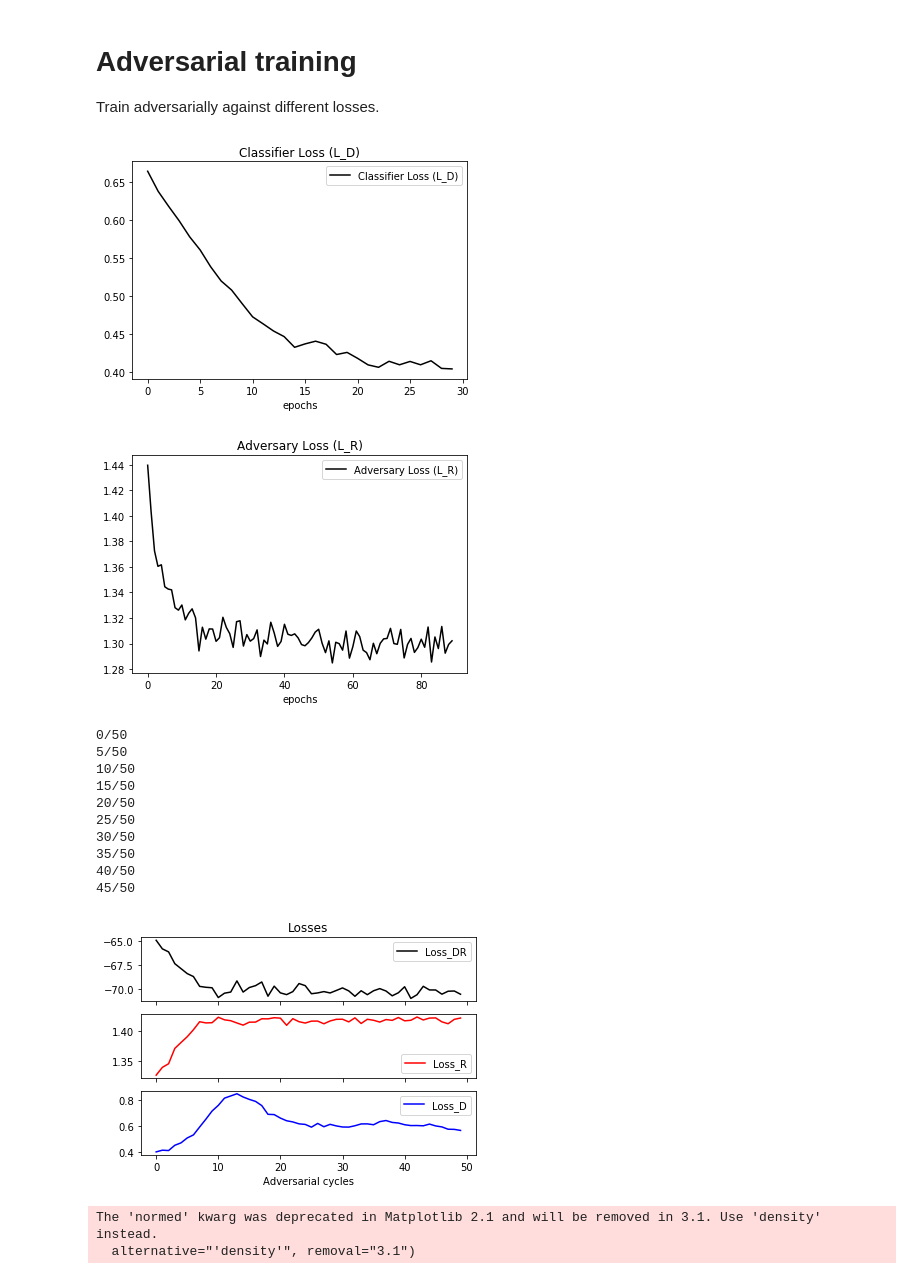
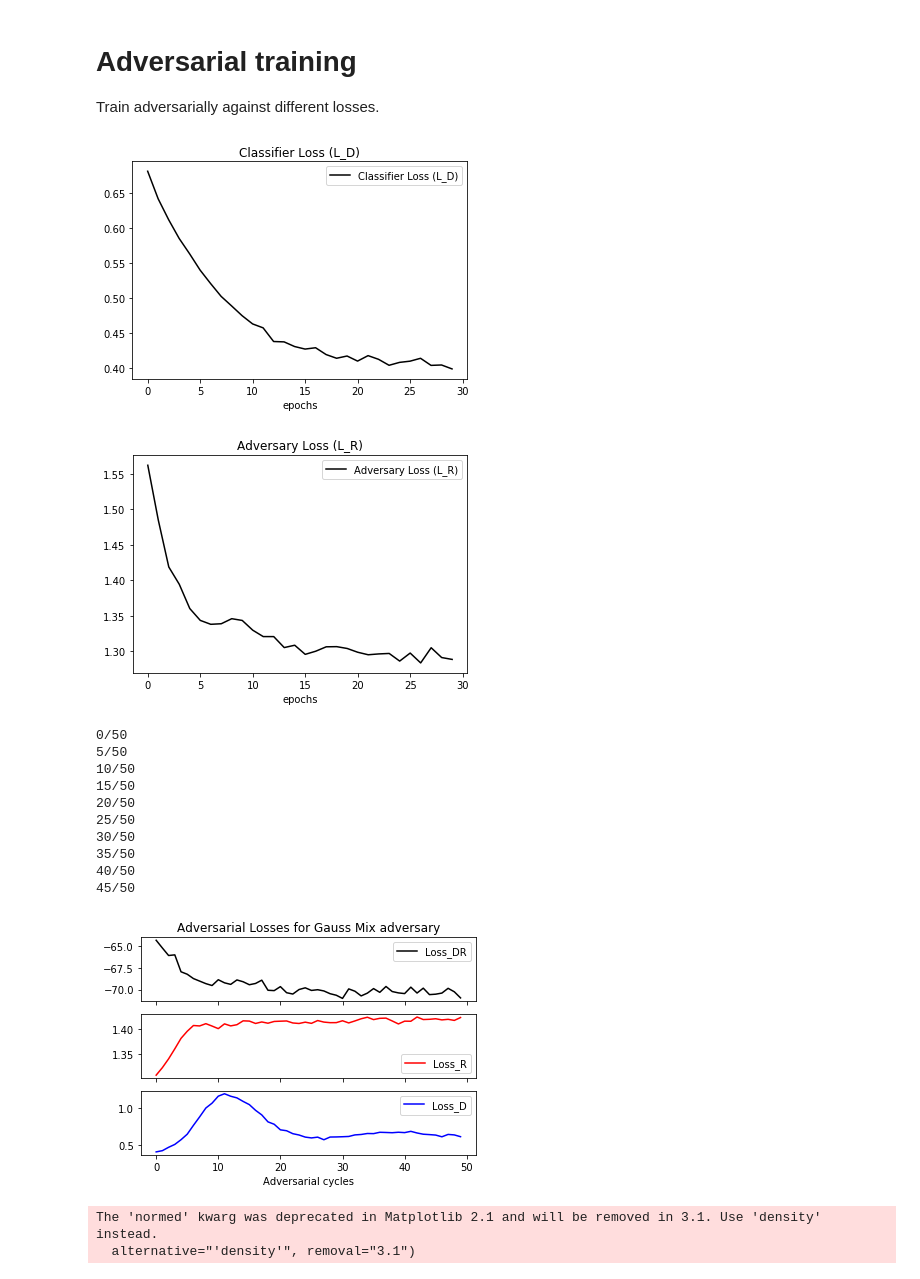
Before and after one commit to mzgubic/FairML, a Jupyter notebook: notebooks/LearningToPivotToy.ipynb, the cells around one changed output. Drawn from its saved outputs; the diff is of its cells as text; code cells hidden in the pictures.

Commit message:
move training functions in actions module

```diff
--- a/notebooks/LearningToPivotToy.ipynb
+++ b/notebooks/LearningToPivotToy.ipynb
@@ -104,15 +42,16 @@ name = 'name'+str(ctr)
 x_in = tf.placeholder(tf.float32, shape=[n_samples, 2], name='X1_X2')
 y_in = tf.placeholder(tf.float32, shape=[n_samples, ], name='Y')
 z_in = tf.placeholder(tf.float32, shape=[n_samples, ], name='Z')
+inputs = [x_in, y_in, z_in]
 
 # create the classifier graph, loss, and optimisation
-clf_output, vars_D = classifier(x_in, name)
-loss_D = classifier_loss(clf_output, y_in)
+clf_output, vars_D = models.classifier(x_in, name)
+loss_D = models.classifier_loss(clf_output, y_in)
 opt_D = tf.train.AdamOptimizer(learning_rate=0.01).minimize(loss_D, var_list=vars_D)
 
 # train the classifier
 sess.run(tf.global_variables_initializer())
-train(sess, opt_D, loss_D, x_in, y_in, z_in, generate.generate_toys, n_samples, n_epochs, 'Classifier Loss (L_D)')
+actions.train(sess, opt_D, loss_D, inputs, generate.generate_toys, n_samples, n_epochs, 'Classifier Loss (L_D)')
 
 # plot the performance of the classifier
 plotting.plot_classifier_performance(x_in, y_in, clf_output, generate.generate_toys, sess)
@@ -167,71 +67,53 @@ def loss_adversary_pdf(z_in, adv_output):
 # %%
 n_samples = 10000
 n_epochs = 30
-n_adv_epochs = 50
+n_adv_cycles = 50
 n_components = 5
+n_clf = 1
+n_adv = 5
 lam = 50
 ctr+=1
 name = 'name'+str(ctr)
 
 # input placeholders
 x_in = tf.placeholder(tf.float32, shape=[n_samples, 2], name='X12')
 y_in = tf.placeholder(tf.float32, shape=[n_samples, ], name='Y')
 z_in = tf.placeholder(tf.float32, shape=[n_samples, ], name='Z')
+inputs = [x_in, y_in, z_in]
 
 # create the classifier graph, loss, and optimisation
-clf_output, vars_D = classifier(x_in, name+'_clf')
-loss_D = classifier_loss(clf_output, y_in)
+clf_output, vars_D = models.classifier(x_in, name+'_clf')
+loss_D = models.classifier_loss(clf_output, y_in)
 opt_D = tf.train.AdamOptimizer(learning_rate=0.01).minimize(loss_D, var_list=vars_D)
 
 # create the adversary graph, loss, and optimisation
-adv_output, vars_R = adversary_pdf(clf_output, n_components, name+'_adv')
-loss_R = loss_adversary_pdf(z_in, adv_output)
+adv_output, vars_R = models.adversary_gaussmix(clf_output, n_components, name+'_adv')
+loss_R = models.loss_adversary_gaussmix(z_in, adv_output, n_components)
 opt_R = tf.train.AdamOptimizer(learning_rate=0.01).minimize(loss_R, var_list=vars_R)
 
 # create the combined loss function (for the classifier)
 loss_DR = loss_D - lam*loss_R
 opt_DR = tf.train.AdamOptimizer(learning_rate=0.01).minimize(loss_DR, var_list=vars_D)
 
 # initialise the variables
 sess.run(tf.global_variables_initializer())
 
 # pretrain the classifier
-train(sess, opt_D, loss_D, x_in, y_in, z_in, generate.generate_toys, n_samples, n_epochs, 'Classifier Loss (L_D)')
+actions.train(sess, opt_D, loss_D, inputs, generate.generate_toys, n_samples, n_epochs, 'Classifier Loss (L_D)')
 
 # pretrain the adversary
-train(sess, opt_R, loss_R, x_in, y_in, z_in, generate.generate_toys, n_samples, 3*n_epochs, 'Adversary Loss (L_R)')
+actions.train(sess, opt_R, loss_R, inputs, generate.generate_toys, n_samples, n_epochs, 'Adversary Loss (L_R)')
 
 # now do the adversarial part (modifed loss function for the classifier)
-losses = {'D':[], 'R':[], 'DR':[]}
-
-for e in range(n_adv_epochs):
-
-    if e%(n_adv_epochs//10) == 0:
-        print('{e}/{t}'.format(e=e, t=n_adv_epochs))
-    # optimisation steps
-    losses['DR'].append(train(sess, opt_DR, loss_DR, x_in, y_in, z_in, generate.generate_toys, n_samples, 1, None))
-    losses['R'].append(train(sess, opt_R, loss_R, x_in, y_in, z_in, generate.generate_toys, n_samples, 5, None))
-
-    # monitor only
-    X, Y, Z = generate.generate_toys(n_samples)
-    losses['D'].append(sess.run(loss_D, feed_dict={x_in:X, y_in:Y, z_in:Z}))
-
-fig, ax = plt.subplots(3, sharex=True)
-ax[0].plot(range(len(losses['DR'])), losses['DR'], c='k', label='Loss_DR')
-ax[0].legend(loc='best')
-ax[1].plot(range(len(losses['R'])), losses['R'], c='r', label='Loss_R')
-ax[1].legend(loc='best')
-ax[2].plot(range(len(losses['D'])), losses['D'], c='b', label='Loss_D')
-ax[2].legend(loc='best')
-ax[2].set_xlabel('Adversarial cycles')
-ax[0].set_title('Losses')
-plt.show()
+losses = [loss_D, loss_R, loss_DR]
+opts = [None, opt_R, opt_DR]
+actions.train_adversarially(sess, losses, opts, inputs, generate.generate_toys, n_samples, n_adv_cycles, n_clf, n_adv, 'Gauss Mix')
 
 # plot the performance of the classifier
 plotting.plot_classifier_performance(x_in, y_in, clf_output, generate.generate_toys, sess)
 # %% [output]
-[figure, old version]
+[figure, new version]
-[figure, old version]
+[figure, new version]
 0/50
 5/50
 10/50
@@ -242,6 +124,6 @@ plotting.plot_classifier_performance(x_in, y_in, clf_output, generate.generate_t
 35/50
 40/50
 45/50
-[figure, old version]
+[figure, new version]
 The 'normed' kwarg was deprecated in Matplotlib 2.1 and will be removed in 3.1. Use 'density' instead.
   alternative="'density'", removal="3.1")
```
Also changed, not shown: parts of 8 cells of this notebook, 1 other file.
